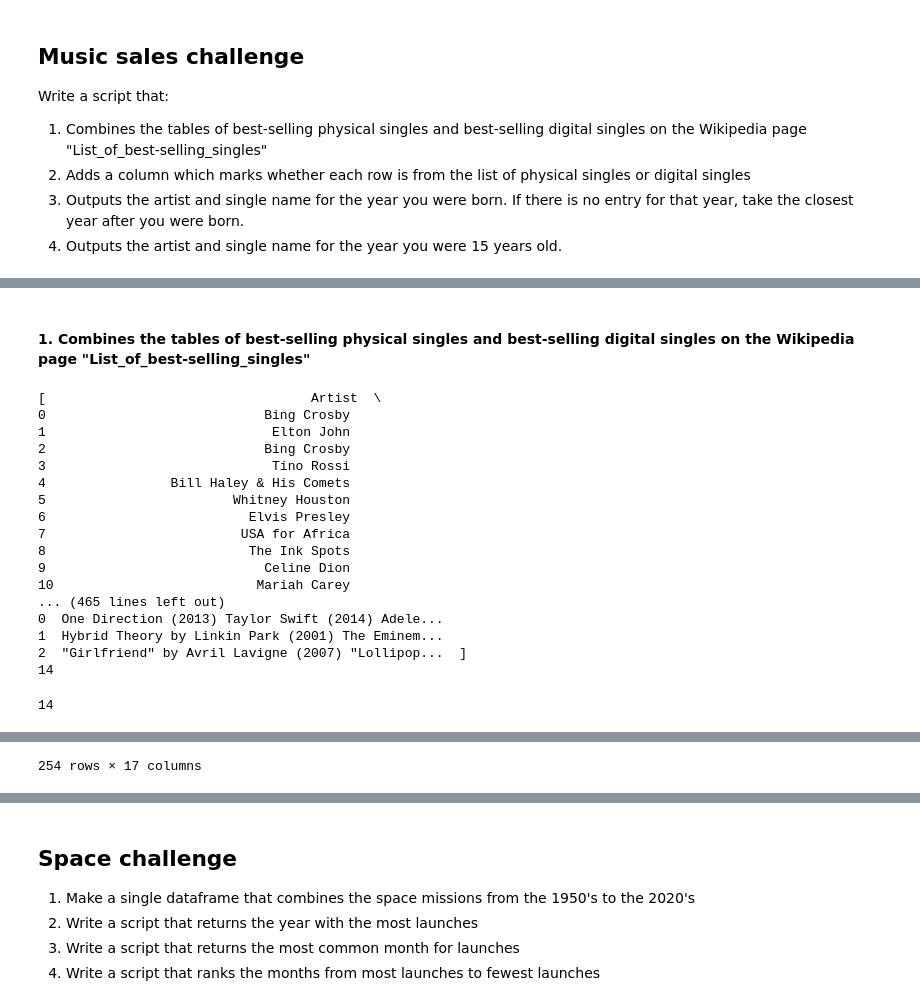
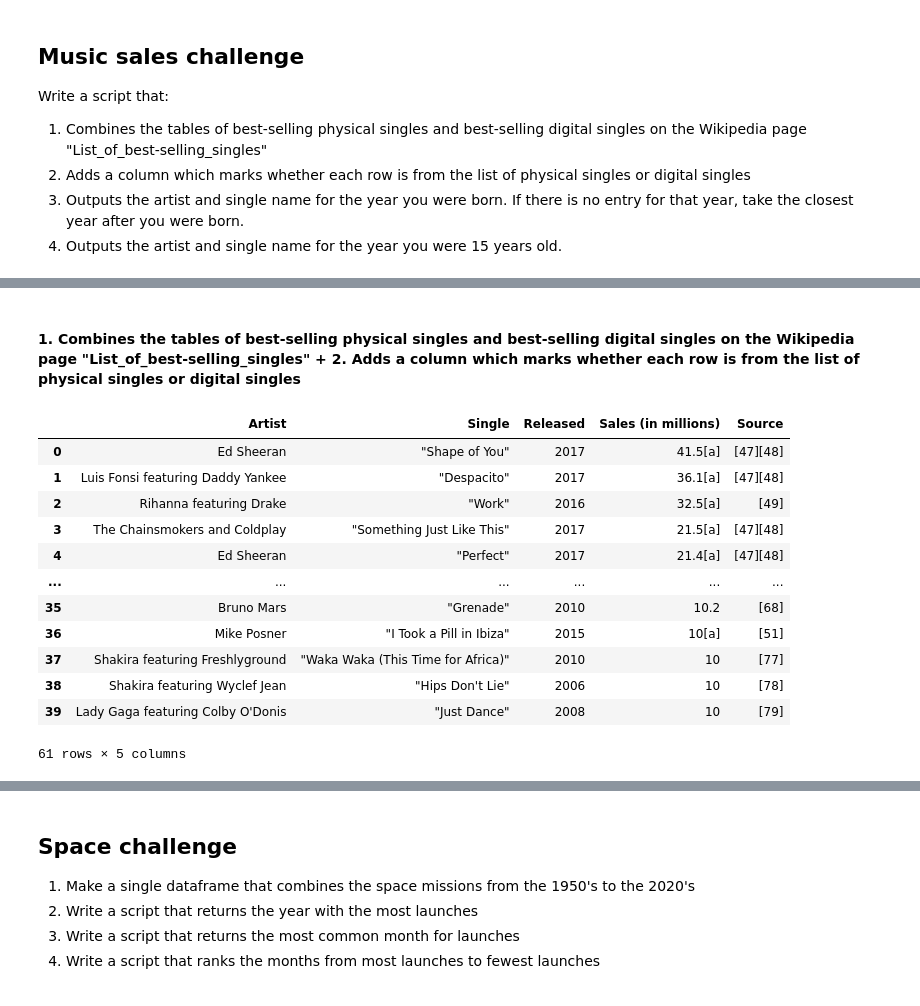
Before and after one commit to soerinev/CulturalDataScience, a Jupyter notebook: class_notes_and_exercises/fun_with_pandas.ipynb, the cells around one changed output, grey strips where cells are left out. Cells and saved outputs as stored; diff of their text form; code cells hidden in the pictures.

```diff
--- a/class_notes_and_exercises/fun_with_pandas.ipynb
+++ b/class_notes_and_exercises/fun_with_pandas.ipynb
@@ -25,32 +28,35 @@ AttributeError: 'list' object has no attribute 'head'
 # %% [markdown]
-#### 1. Combines the tables of best-selling physical singles and best-selling digital singles on the Wikipedia page "List_of_best-selling_singles"
+#### 1. Combines the tables of best-selling physical singles and best-selling digital singles on the Wikipedia page "List_of_best-selling_singles" + 2. Adds a column which marks whether each row is from the list of physical singles or digital singles
 # %%
-# view data
-print(rawdata)
+# view tables
+#print(rawdata)
+
+# make individual dataframes for the relevant tables - I looked at wikipedia to see correct index
+physical_singles1 = pd.DataFrame(rawdata[0])
+physical_singles2 = pd.DataFrame(rawdata[1])
+digital_singles1 = pd.DataFrame(rawdata[3])
+digital_singles2 = pd.DataFrame(rawdata[4])
-# %% [output]
-[                                  Artist  \
-0                            Bing Crosby
-1                             Elton John
-2                            Bing Crosby
-3                             Tino Rossi
-4                Bill Haley & His Comets
-5                        Whitney Houston
-6                          Elvis Presley
-7                         USA for Africa
-8                          The Ink Spots
-9                            Celine Dion
-10                          Mariah Carey
-... (465 lines left out)
-0  One Direction (2013) Taylor Swift (2014) Adele...
-1  Hybrid Theory by Linkin Park (2001) The Eminem...
-2  "Girlfriend" by Avril Lavigne (2007) "Lollipop...  ]
-14
 # %%
-# check how many tables there are
-print(len(rawdata))
+# concatenate dataframes with best-selling physical singles into one dataframe
+physical_singles_combined = pd.concat([physical_singles1, physical_singles2])
 
-# concatenate tables
-combined_df = pd.concat(rawdata)
-combined_df
+# concatenate dataframes with best-selling digital singles into one dataframe
+digital_singles_combined = pd.concat([digital_singles1, digital_singles2])
+
+# view the dataframes - lesson: when you print() it doesn't look like a df
+physical_singles_combined
+digital_singles_combined
 # %% [output]
+|  | Artist | Single | Released | Sales (in millions) | Source |
+| 0 | Ed Sheeran | "Shape of You" | 2017 | 41.5[a] | [47][48] |
+| 1 | Luis Fonsi featuring Daddy Yankee | "Despacito" | 2017 | 36.1[a] | [47][48] |
+| 2 | Rihanna featuring Drake | "Work" | 2016 | 32.5[a] | [49] |
+| 3 | The Chainsmokers and Coldplay | "Something Just Like This" | 2017 | 21.5[a] | [47][48] |
+| 4 | Ed Sheeran | "Perfect" | 2017 | 21.4[a] | [47][48] |
+| ... | ... | ... | ... | ... | ... |
+| 35 | Bruno Mars | "Grenade" | 2010 | 10.2 | [68] |
+| 36 | Mike Posner | "I Took a Pill in Ibiza" | 2015 | 10[a] | [51] |
+| 37 | Shakira featuring Freshlyground | "Waka Waka (This Time for Africa)" | 2010 | 10 | [77] |
+| 38 | Shakira featuring Wyclef Jean | "Hips Don't Lie" | 2006 | 10 | [78] |
+| 39 | Lady Gaga featuring Colby O'Donis | "Just Dance" | 2008 | 10 | [79] |
-14
+61 rows × 5 columns
@@ -69 +62,0 @@ combined_df
-254 rows × 17 columns
```
Also changed, not shown: parts of 21 cells of this notebook.
